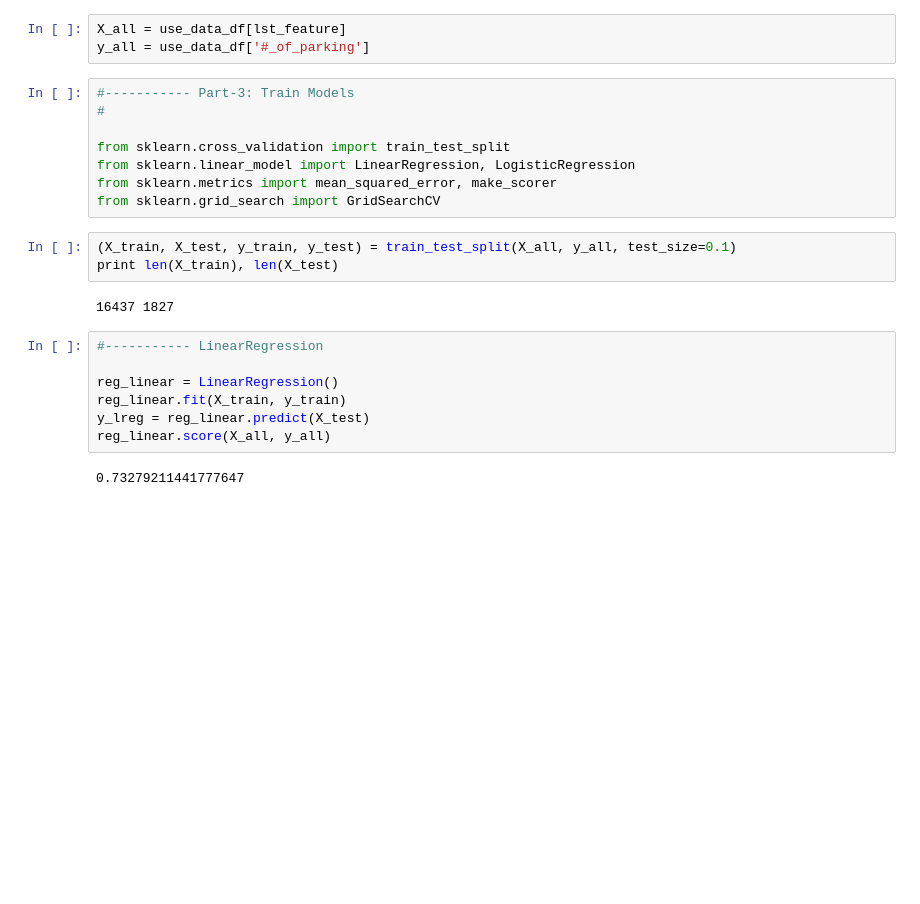
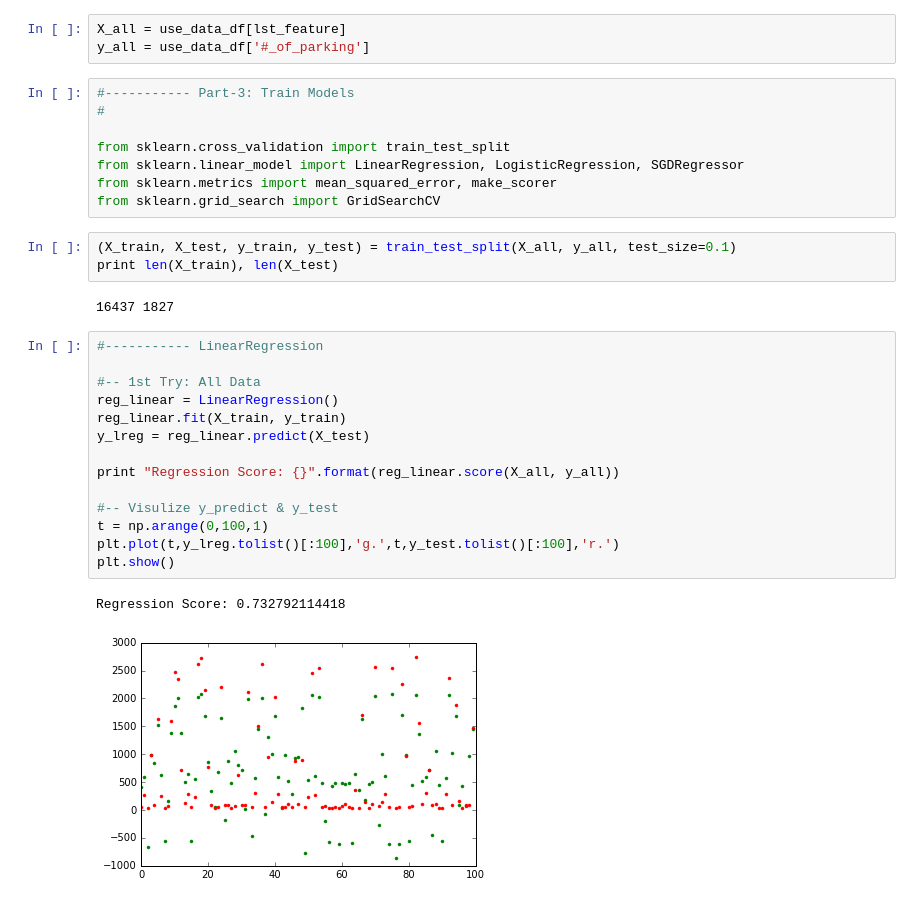
Before and after one commit to BitTigerInst/Smarking-G16, a Jupyter notebook: member/alice/Model_Training.ipynb, the cells around one changed output. Cells and saved outputs as stored; diff of their text form; blank space fills up the shorter version.

```diff
--- a/member/alice/Model_Training.ipynb
+++ b/member/alice/Model_Training.ipynb
@@ -151,7 +146,7 @@ y_all = use_data_df['#_of_parking']
 #
 
 from sklearn.cross_validation import train_test_split
-from sklearn.linear_model import LinearRegression, LogisticRegression
+from sklearn.linear_model import LinearRegression, LogisticRegression, SGDRegressor
 from sklearn.metrics import mean_squared_error, make_scorer
 from sklearn.grid_search import GridSearchCV
 # %%
@@ -162,9 +157,17 @@ print len(X_train), len(X_test)
 # %%
 #----------- LinearRegression
 
+#-- 1st Try: All Data
 reg_linear = LinearRegression()
 reg_linear.fit(X_train, y_train)
 y_lreg = reg_linear.predict(X_test)
-reg_linear.score(X_all, y_all)
+
+print "Regression Score: {}".format(reg_linear.score(X_all, y_all))
+
+#-- Visulize y_predict & y_test
+t = np.arange(0,100,1)
+plt.plot(t,y_lreg.tolist()[:100],'g.',t,y_test.tolist()[:100],'r.')
+plt.show()
 # %% [output]
-0.73279211441777647
+Regression Score: 0.732792114418
+[figure, added]
```
Also changed, not shown: parts of 7 cells of this notebook.
